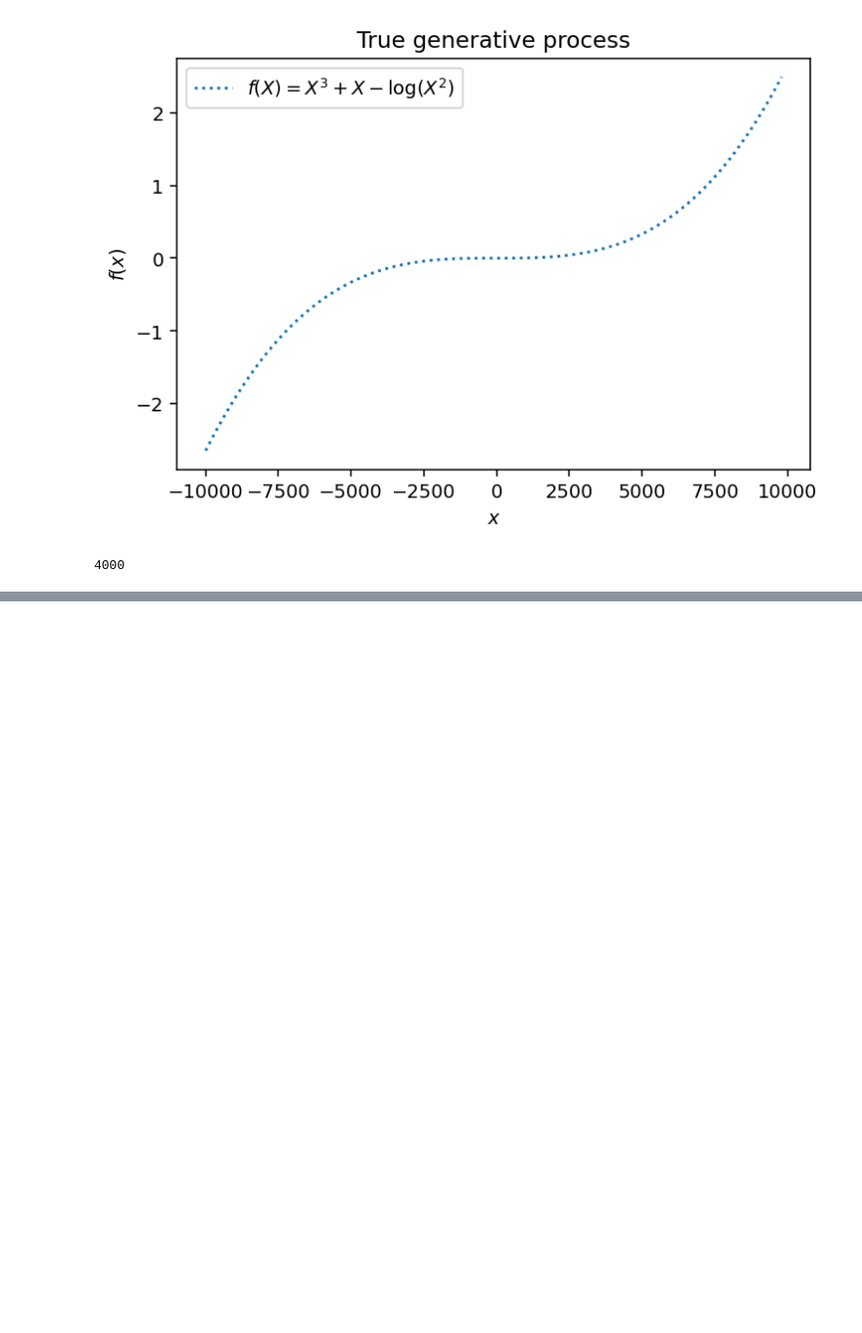
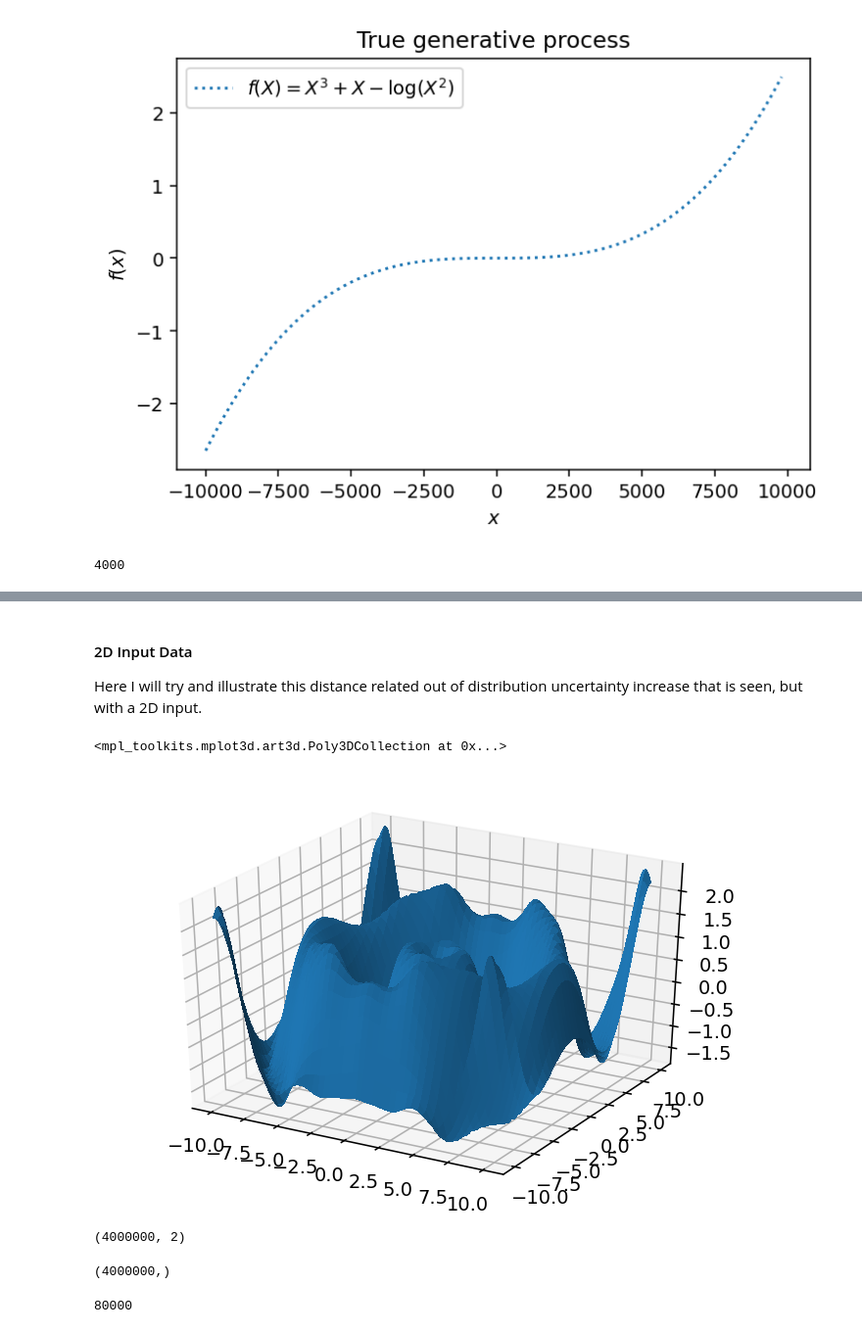
Before and after one commit to adityagoel4512/Spectral-normalized-Neural-Gaussian-Process-PyTorch, a Jupyter notebook: sngp.ipynb, the cells around one changed output, grey strips where cells are left out. Shown at 98% size. Saved outputs shown, nothing was run; the diff lists cells and outputs as text; code cells hidden in the pictures; blank space fills up the shorter version.

Commit message:
2D data regression example added

```diff
--- a/sngp.ipynb
+++ b/sngp.ipynb
@@ -519,0 +526,36 @@ plt.plot(X[::10], variances[::10], linestyle='dotted')
+# %% [markdown]
+#### 2D Input Data
+Here I will try and illustrate this distance related out of distribution uncertainty increase that is seen, but with a 2D input.
+# %%
+def f(X, Y):
+  return np.sin(X) + np.cos(Y)
+
+def f1(xs):
+  return xs[0] + np.sin(xs[1])
+
+X1 = np.arange(-10, 10, 0.01)
+Y1 = np.arange(-10, 10, 0.01)
+X, Y = np.meshgrid(X1, Y1)
+R = np.sqrt(X**2 + Y**2)
+Z = np.sin(R)
+Z = (Z-np.mean(Z, axis=1))/np.std(Z, axis=1)
+# %%
+fig, ax = plt.subplots(subplot_kw={"projection": "3d"})
+
+ax.plot_surface(X, Y, Z, linewidth=0, antialiased=False)
+# %% [output]
+<mpl_toolkits.mplot3d.art3d.Poly3DCollection at 0x...>
+[figure, added]
+# %%
+train_input = np.array([[x, y] for x in X1 for y in Y1])
+train_input.shape
+# %% [output]
+(4000000, 2)
+# %%
+def f(input):
+  x, y = input
+  return np.sin(np.sqrt(x**2 + y**2))
+train_labels = np.array([f(input) for input in train_input])
+train_labels.shape
+# %% [output]
+(4000000,)
@@ -519,0 +568,5 @@ plt.plot(X[::10], variances[::10], linestyle='dotted')
+# %%
+train_dataset = TrainDataset(X_train, np.expand_dims(y_train_noisy, axis=1), torch.FloatTensor, torch.FloatTensor)
+len(train_dataset)
+# %% [output]
+80000
```
Also changed, not shown: parts of 19 cells of this notebook.
